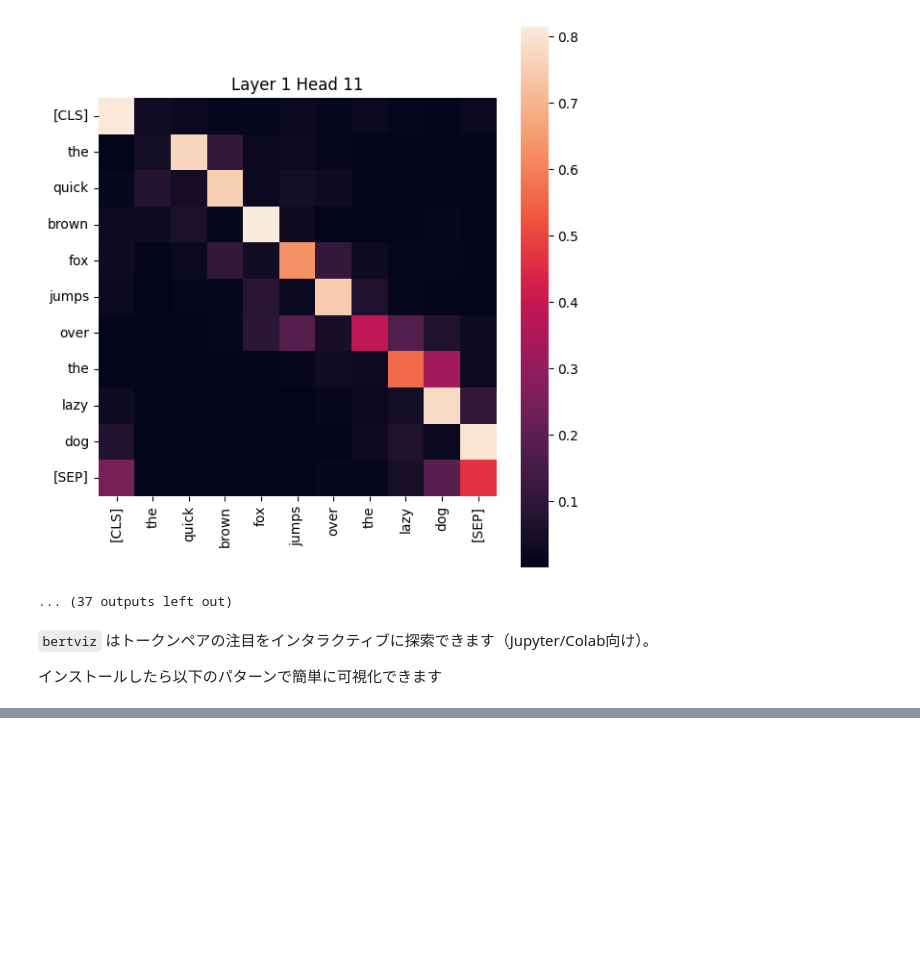
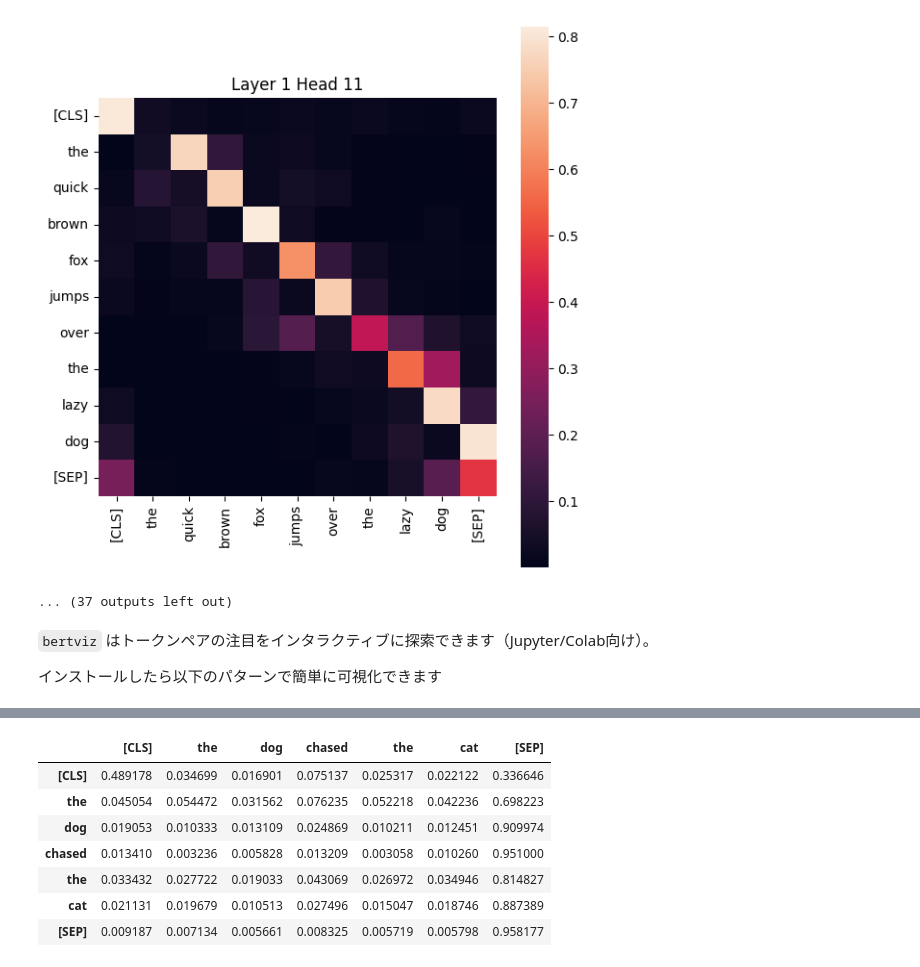
Before and after one commit to Shinichi0713/LLM-fundamental-study, a Jupyter notebook: attention/Attention_v2.ipynb, the cells around one changed output, grey strips where cells are left out. Saved outputs shown, nothing was run; the diff lists cells and outputs as text; code cells hidden in the pictures; blank space fills up the shorter version.

```diff
--- a/attention/Attention_v2.ipynb
+++ b/attention/Attention_v2.ipynb
@@ -139,3 +139,30 @@ head_view(attention, tokens)
 # %% [output]
 [interactive output not drawn]
 [interactive output not drawn]
+# %%
+# 入力文
+sentence = "The dog chased the cat"
+inputs = tokenizer(sentence, return_tensors="pt")
+
+# 推論実行
+outputs = model(**inputs)
+
+# 最後の層のアテンション（12層中）
+attentions = outputs.attentions[-1]  # shape: [batch, heads, seq_len, seq_len]
+tokens = tokenizer.convert_ids_to_tokens(inputs["input_ids"][0])
+
+# 1つのヘッドを抽出して確認
+import pandas as pd
+head = 0
+attn_matrix = attentions[0, head].detach().numpy()
+
+pd.DataFrame(attn_matrix, index=tokens, columns=tokens)
+# %% [output]
+|  | [CLS] | the | dog | chased | the | cat | [SEP] |
+| [CLS] | 0.489178 | 0.034699 | 0.016901 | 0.075137 | 0.025317 | 0.022122 | 0.336646 |
+| the | 0.045054 | 0.054472 | 0.031562 | 0.076235 | 0.052218 | 0.042236 | 0.698223 |
+| dog | 0.019053 | 0.010333 | 0.013109 | 0.024869 | 0.010211 | 0.012451 | 0.909974 |
+| chased | 0.013410 | 0.003236 | 0.005828 | 0.013209 | 0.003058 | 0.010260 | 0.951000 |
+| the | 0.033432 | 0.027722 | 0.019033 | 0.043069 | 0.026972 | 0.034946 | 0.814827 |
+| cat | 0.021131 | 0.019679 | 0.010513 | 0.027496 | 0.015047 | 0.018746 | 0.887389 |
+| [SEP] | 0.009187 | 0.007134 | 0.005661 | 0.008325 | 0.005719 | 0.005798 | 0.958177 |
```
Also changed, not shown: 2 other files.
